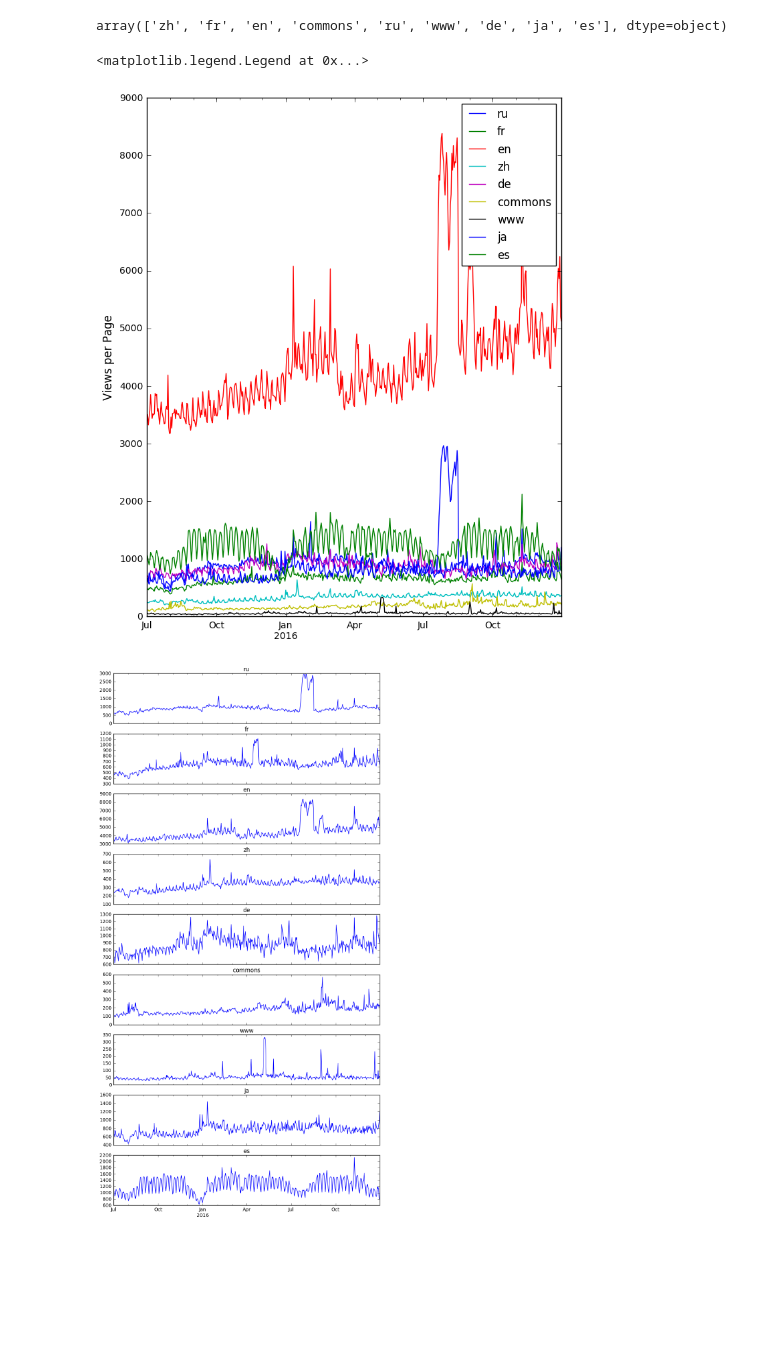
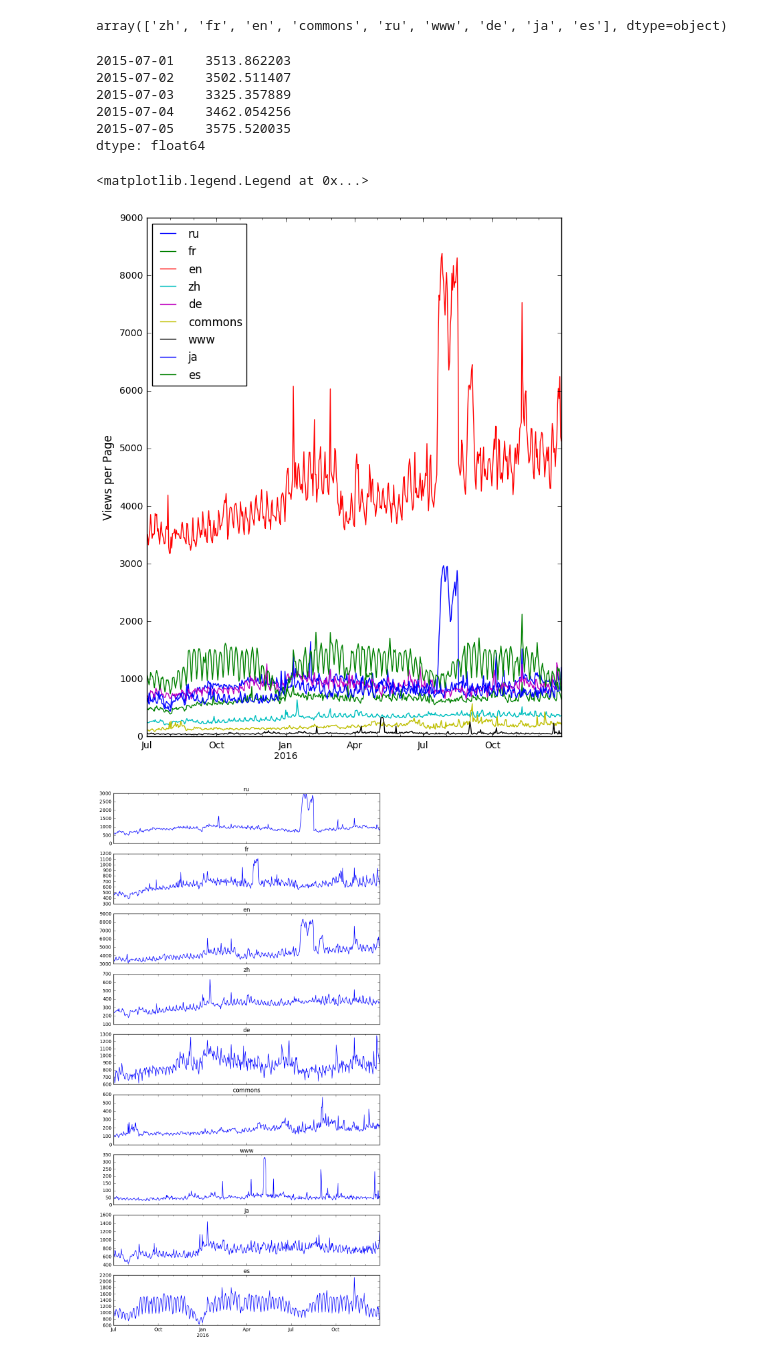
Before and after one commit to darekarsam/Web-Traffic-Forecasting, a Jupyter notebook: Web Traffic Time Series Forecasting.ipynb, the cells around one changed output. Drawn from its saved outputs; the diff is of its cells as text; code cells hidden in the pictures; blank space fills up the shorter version.

```diff
--- a/Web Traffic Time Series Forecasting.ipynb
+++ b/Web Traffic Time Series Forecasting.ipynb
@@ -118,20 +118,29 @@ for key in langDict:
     avg[key].dropna(inplace=True)
 #     convert index to datetime
     avg[key].index = pd.to_datetime(avg[key].index)
+# %%
+avg['en'].head()
+# %% [output]
+2015-07-01    3513.862203
+2015-07-02    3502.511407
+2015-07-03    3325.357889
+2015-07-04    3462.054256
+2015-07-05    3575.520035
+dtype: float64
 # %%
 fig, ax = plt.subplots( figsize=(8, 10), sharex=True)
 for key in avg:
     avg[key].plot(label=key)
 plt.legend(loc='best')
 ax.set_ylabel('Views per Page', size=12)
 # ax.set_xticklabels(ax.get_xticklabels(), rotation=90)
-plt.legend()
+plt.legend(loc='best')
 
 #     print key
 #     plt.plot(np.array(avg[key].index), np.array(avg[key]), label = key)
 # %% [output]
 <matplotlib.legend.Legend at 0x...>
-[figure, old version]
+[figure, new version]
 # %%
 # plotting all TS plots seperately
 fig, axs = plt.subplots(nrows=9, figsize=(10, 20), sharex=True)
```
Also changed, not shown: parts of 30 cells of this notebook.
